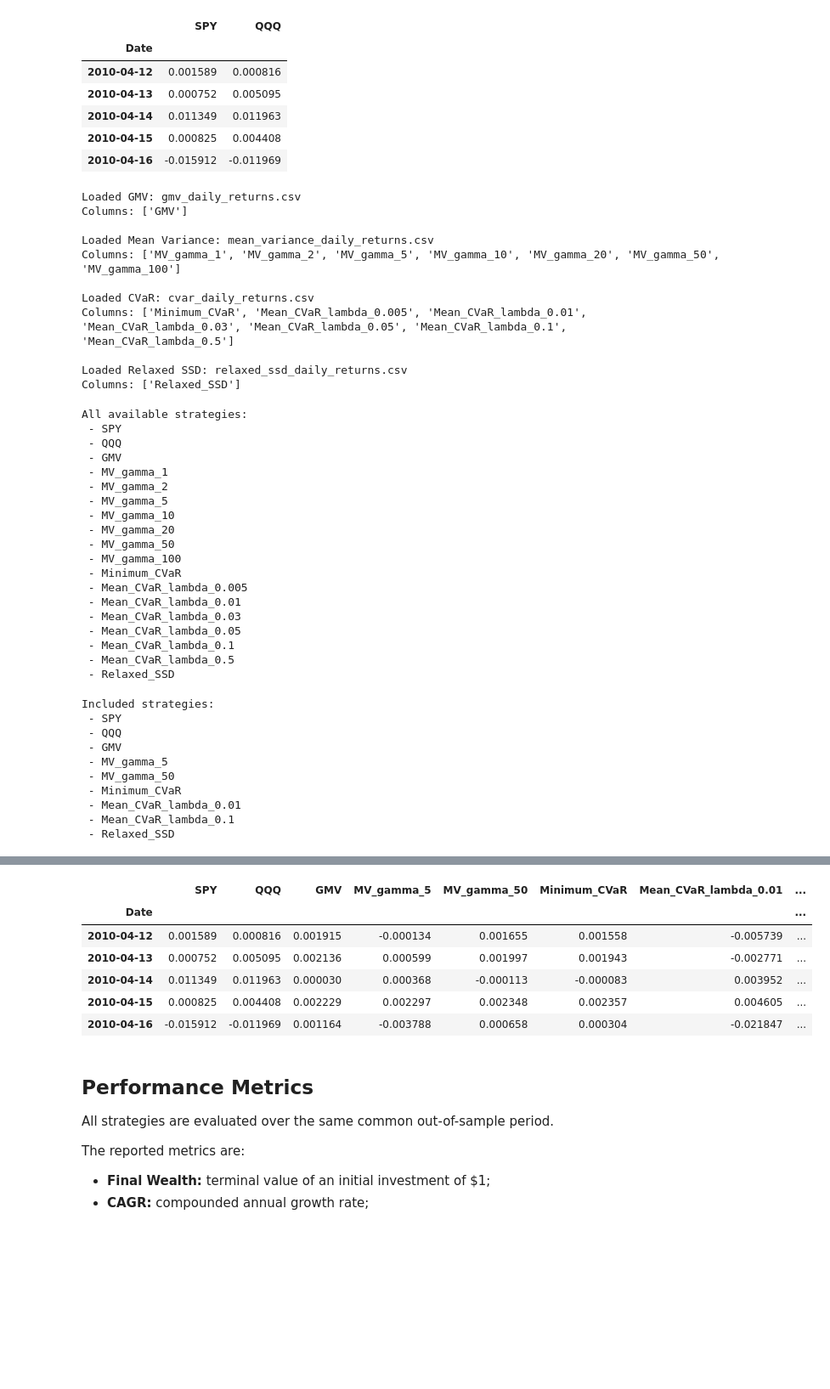
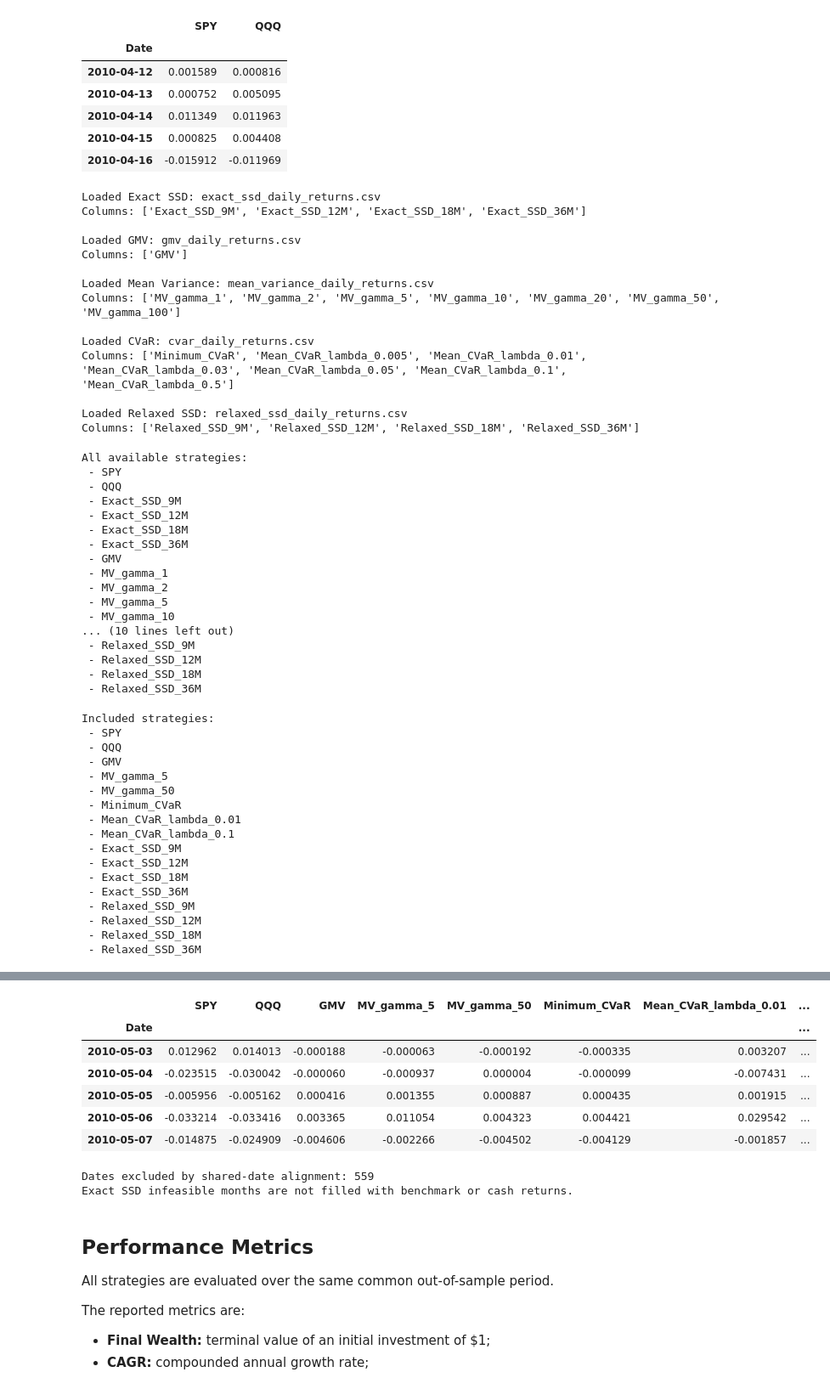
Before and after one commit to HoshizoraR0905/Portfolio_Optimization, a Jupyter notebook: notebooks/09_final_comparison.ipynb, the cells around one changed output, grey strips where cells are left out. Shown at 85% size. Drawn from its saved outputs; the diff is of its cells as text; code cells hidden in the pictures; blank space fills up the shorter version.

```diff
--- a/notebooks/09_final_comparison.ipynb
+++ b/notebooks/09_final_comparison.ipynb
@@ -79,6 +82,17 @@ print(
     "Results directory:",
     RESULTS_DIR,
 )
+current_directory = Path.cwd()
+PROJECT_ROOT = current_directory if (current_directory / "config.yaml").exists() else current_directory.parent
+with (PROJECT_ROOT / "config.yaml").open() as config_file:
+    config = yaml.safe_load(config_file)
+ESTIMATION_WINDOWS_MONTHS = config["backtest"]["estimation_windows_months"]
+if (not isinstance(ESTIMATION_WINDOWS_MONTHS, list) or not ESTIMATION_WINDOWS_MONTHS
+        or any(type(months) is not int or months <= 0 for months in ESTIMATION_WINDOWS_MONTHS)
+        or len(set(ESTIMATION_WINDOWS_MONTHS)) != len(ESTIMATION_WINDOWS_MONTHS)):
+    raise ValueError("estimation_windows_months must contain unique positive integer months")
+BASELINE_ESTIMATION_MONTHS = 12 * config["backtest"]["estimation_window_years"]
+print("Configured estimation windows:", ESTIMATION_WINDOWS_MONTHS)
 # %% [output]
 Project root: /Users/yyi/Projects/Portfolio optimization
 Results directory: /Users/yyi/Projects/Portfolio optimization/results
@@ -145,6 +160,7 @@ Benchmark observations: 2512
 | 2010-04-16 | -0.015912 | -0.011969 |
 # %%
 RETURN_FILES = {
+    "Exact SSD": RESULTS_DIR / "exact_ssd_daily_returns.csv",
     "GMV": (
         RESULTS_DIR
         / "gmv_daily_returns.csv"
@@ -240,6 +256,9 @@ if missing_result_files:
             file_name,
         )
 # %% [output]
+Loaded Exact SSD: exact_ssd_daily_returns.csv
+Columns: ['Exact_SSD_9M', 'Exact_SSD_12M', 'Exact_SSD_18M', 'Exact_SSD_36M']
+
 Loaded GMV: gmv_daily_returns.csv
 Columns: ['GMV']
 
@@ -250,7 +269,7 @@ Loaded CVaR: cvar_daily_returns.csv
 Columns: ['Minimum_CVaR', 'Mean_CVaR_lambda_0.005', 'Mean_CVaR_lambda_0.01', 'Mean_CVaR_lambda_0.03', 'Mean_CVaR_lambda_0.05', 'Mean_CVaR_lambda_0.1', 'Mean_CVaR_lambda_0.5']
 
 Loaded Relaxed SSD: relaxed_ssd_daily_returns.csv
-Columns: ['Relaxed_SSD']
+Columns: ['Relaxed_SSD_9M', 'Relaxed_SSD_12M', 'Relaxed_SSD_18M', 'Relaxed_SSD_36M']
 # %%
 all_available_returns = pd.concat(
     loaded_return_frames,
@@ -281,22 +300,20 @@ for column_name in (
 All available strategies:
  - SPY
  - QQQ
+ - Exact_SSD_9M
+ - Exact_SSD_12M
+ - Exact_SSD_18M
+ - Exact_SSD_36M
  - GMV
  - MV_gamma_1
  - MV_gamma_2
  - MV_gamma_5
  - MV_gamma_10
- - MV_gamma_20
- - MV_gamma_50
- - MV_gamma_100
- - Minimum_CVaR
- - Mean_CVaR_lambda_0.005
- - Mean_CVaR_lambda_0.01
- - Mean_CVaR_lambda_0.03
- - Mean_CVaR_lambda_0.05
- - Mean_CVaR_lambda_0.1
- - Mean_CVaR_lambda_0.5
- - Relaxed_SSD
+... (10 lines left out)
+ - Relaxed_SSD_9M
+ - Relaxed_SSD_12M
+ - Relaxed_SSD_18M
+ - Relaxed_SSD_36M
 # %%
 REQUESTED_STRATEGIES = [
     "SPY",
@@ -311,7 +328,8 @@ REQUESTED_STRATEGIES = [
     "Mean_CVaR_lambda_0.01",
     "Mean_CVaR_lambda_0.1",
 
-    "Relaxed_SSD",
+    *[f"Exact_SSD_{months}M" for months in ESTIMATION_WINDOWS_MONTHS],
+    *[f"Relaxed_SSD_{months}M" for months in ESTIMATION_WINDOWS_MONTHS],
 ]
 
 included_strategies = [
@@ -358,7 +376,14 @@ Included strategies:
  - Minimum_CVaR
  - Mean_CVaR_lambda_0.01
  - Mean_CVaR_lambda_0.1
- - Relaxed_SSD
+ - Exact_SSD_9M
+ - Exact_SSD_12M
+ - Exact_SSD_18M
+ - Exact_SSD_36M
+ - Relaxed_SSD_9M
+ - Relaxed_SSD_12M
+ - Relaxed_SSD_18M
+ - Relaxed_SSD_36M
 # %%
 comparison_returns = (
     all_available_returns[
@@ -410,4 +435,7 @@ print(
 display(
     comparison_returns.head()
 )
+print("Dates excluded by shared-date alignment:",
+      all_available_returns.loc[BACKTEST_START:BACKTEST_END, included_strategies].isna().any(axis=1).sum())
+print("Exact SSD infeasible months are not filled with benchmark or cash returns.")
 # %% [output]
@@ -416,10 +444,12 @@ Common daily observations: 2511
 |  | SPY | QQQ | GMV | MV_gamma_5 | MV_gamma_50 | Minimum_CVaR | Mean_CVaR_lambda_0.01 | ... |
 | Date |  |  |  |  |  |  |  | ... |
-| 2010-04-12 | 0.001589 | 0.000816 | 0.001915 | -0.000134 | 0.001655 | 0.001558 | -0.005739 | ... |
-| 2010-04-13 | 0.000752 | 0.005095 | 0.002136 | 0.000599 | 0.001997 | 0.001943 | -0.002771 | ... |
-| 2010-04-14 | 0.011349 | 0.011963 | 0.000030 | 0.000368 | -0.000113 | -0.000083 | 0.003952 | ... |
-| 2010-04-15 | 0.000825 | 0.004408 | 0.002229 | 0.002297 | 0.002348 | 0.002357 | 0.004605 | ... |
-| 2010-04-16 | -0.015912 | -0.011969 | 0.001164 | -0.003788 | 0.000658 | 0.000304 | -0.021847 | ... |
+| 2010-05-03 | 0.012962 | 0.014013 | -0.000188 | -0.000063 | -0.000192 | -0.000335 | 0.003207 | ... |
+| 2010-05-04 | -0.023515 | -0.030042 | -0.000060 | -0.000937 | 0.000004 | -0.000099 | -0.007431 | ... |
+| 2010-05-05 | -0.005956 | -0.005162 | 0.000416 | 0.001355 | 0.000887 | 0.000435 | 0.001915 | ... |
+| 2010-05-06 | -0.033214 | -0.033416 | 0.003365 | 0.011054 | 0.004323 | 0.004421 | 0.029542 | ... |
+| 2010-05-07 | -0.014875 | -0.024909 | -0.004606 | -0.002266 | -0.004502 | -0.004129 | -0.001857 | ... |
+Dates excluded by shared-date alignment: 559
+Exact SSD infeasible months are not filled with benchmark or cash returns.
 # %% [markdown]
 ## Performance Metrics
 
```
Also changed, not shown: parts of 10 cells of this notebook, 12 other files.
